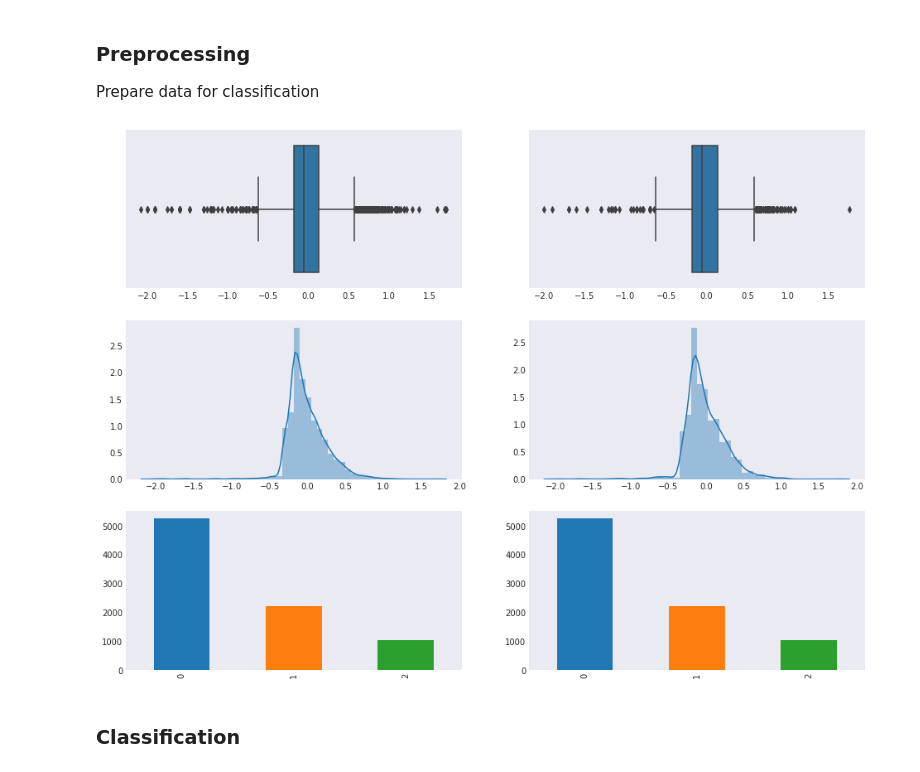
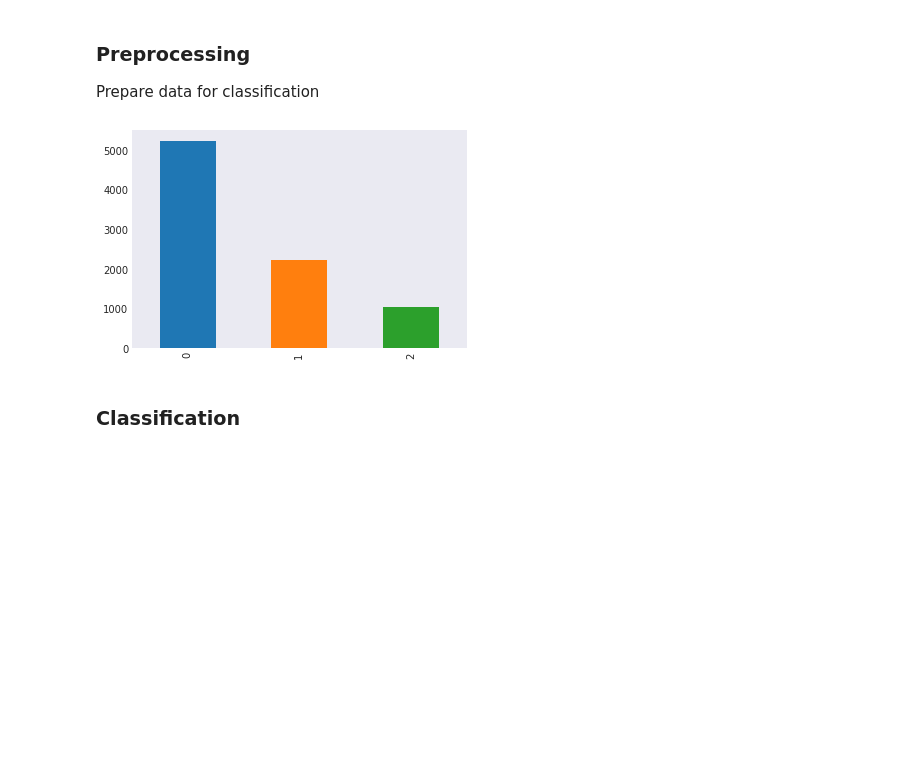
Before and after one commit to qmeeus/auction-optimiser, a Jupyter notebook: Predictive analysis.ipynb, the cells around one changed output. Cells and saved outputs as stored; diff of their text form; code cells hidden in the pictures; blank space fills up the shorter version.

```diff
--- a/Predictive analysis.ipynb
+++ b/Predictive analysis.ipynb
@@ -47,7 +46,7 @@ $$(Start Price_i, Duration_i, Estimated Value_i, Period_i) \rightarrow Followers
 # %% [markdown]
 ### Model selection
 # %%
-followers = "lFollowers"
-X, iv, y = data.drop([target_name, followers], axis=1), data[followers], data[target_name]
-X_train, X_test, iv_train, iv_test, y_train, y_test = train_test_split(X, iv, y)
+# followers = "lFollowers"
+# X, iv, y = data.drop([target_name, followers], axis=1), data[followers], data[target_name]
+# X_train, X_test, iv_train, iv_test, y_train, y_test = train_test_split(X, iv, y)
 # %%
@@ -161,7 +120,14 @@ coef.sort_values("Feature Importances", ascending=False)
 ### Preprocessing
 
 Prepare data for classification
+# %%
+final_columns = [
+    'LotNr', 'Allocate', 'Bank', 'Dealer', 'Liquidator', 'Volunteer',
+    'LotsSale', 'LotsCtgry', 'Forced', 'year', 'lEstValue', 'lFollowers',
+    'Duration', 'Morning', 'Evening', 'Afternoon', 'lStartPrice', 'lSP.EV'
+]
 # %%
+target_name = "lmultiplier"
 # bins = np.logspace(-2, 2, 5, base=2)
 bins = np.array([-2., 0., .3, 2])
 
@@ -172,20 +138,25 @@ def cut(X, filter_values, log=False):
     X_cut.loc[X_cut.isnull()] = X[X_cut.isnull()].map(lambda x: len(filter_values) - 2 if x > filter_values[-1] else 0)
     return X_cut
 
-X_train, X_test = pd.concat([X_train, iv_train], axis=1), pd.concat([X_test, iv_test], axis=1)
+X, y = data[final_columns], data[target_name]
+X_train, X_test, y_train, y_test = train_test_split(X, y)
+# X_train, X_test = pd.concat([X_train, iv_train], axis=1), pd.concat([X_test, iv_test], axis=1)
 y_train_bins = cut(y_train, bins, log=False)
 y_test_bins = cut(y_test, bins)
 # y_train_bins = y_train.map(lambda x: 0 if x <= 0 else 1)
 # y_test_bins = y_test.map(lambda x: 0 if x <= 0 else 1)
 # %%
-fig, axs = plt.subplots(3, 2, figsize=(16,12))
-for i, (series, series_bin) in enumerate(zip([y_train, y_test], [y_train_bins, y_train_bins])):
-    sns.boxplot(series, ax=axs[0, i % 3])
-    sns.distplot(series, ax=axs[1, i % 3])
-    series_bin.value_counts().sort_index().plot.bar(ax=axs[2, i % 3])
-    [ax.set_xlabel("") for ax in axs[:, i % 3]]
+# fig, axs = plt.subplots(3, 2, figsize=(16,12))
+for i, (series, series_bin) in enumerate(zip([y_train, y_test], [y_train_bins, y_test_bins])):
+#     sns.boxplot(x=series, y=series_bin, orient='h', ax=axs[0, i % 3])
+#     sns.distplot(series, hue=series_bin, ax=axs[1, i % 3])
+    series_bin.value_counts().sort_index().plot.bar()  #ax=axs[2, i % 3])
+#     [ax.set_xlabel("") for ax in axs[:, i % 3]]
+    break
+
+plt.savefig("output/class_distribution.png")
 # %% [output]
-[figure, old version]
+[figure, new version]
 # %% [markdown]
 ### Classification
 # %%
```
Also changed, not shown: parts of 9 cells of this notebook, 3 other files.
